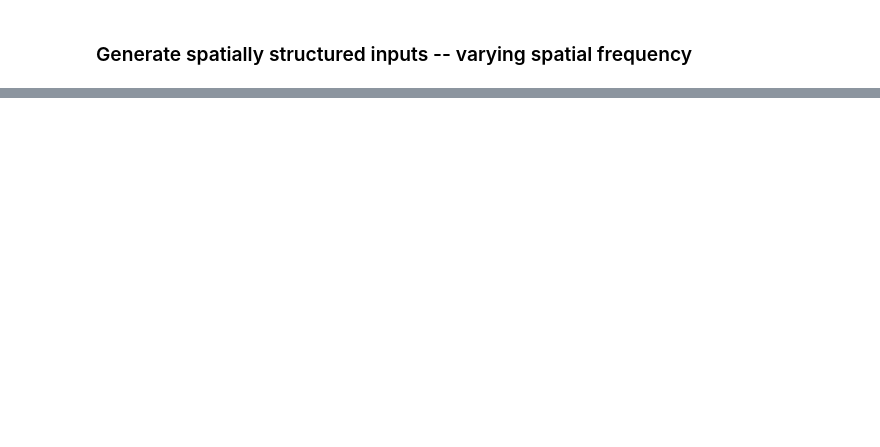
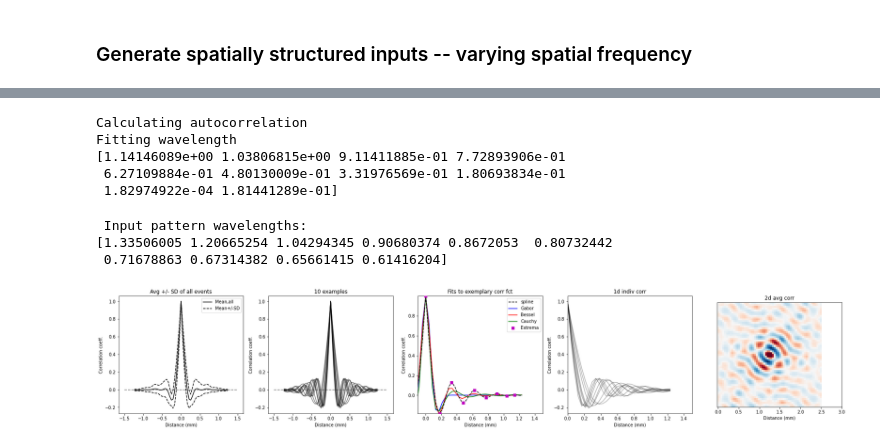
Before and after one commit to SmithNeuroLab/uniform_opto, a Jupyter notebook: linearLELI_demo.ipynb, the cells around one changed output, grey strips where cells are left out. Saved outputs shown, nothing was run; the diff lists cells and outputs as text; code cells hidden in the pictures; blank space fills up the shorter version.

```diff
--- a/linearLELI_demo.ipynb
+++ b/linearLELI_demo.ipynb
@@ -203,0 +243,24 @@ Text(0.5, 1.0, 'Mean')
+# %%
+#wavelength of input patterns
+autocorr,spectrum,distance,_,_,_,area_peak_locs,area_peak_vals=eventAutocorrFitWavelength(input_patterns,
+                                                                                          roi,ump=network_resolution/2,
+                                                                                          makeFig=True,saveFig=None)
+if useFirstPeak:
+    input_wavelengths=area_peak_locs[:,1]
+else:
+    input_wavelengths=area_peak_locs[:,0]*2
+
+if normToLambda:
+    input_wavelengths=input_wavelengths/lambdaSpont
+print('\n Input pattern wavelengths:')
+print(input_wavelengths)
+# %% [output]
+Calculating autocorrelation
+Fitting wavelength
+[1.14146089e+00 1.03806815e+00 9.11411885e-01 7.72893906e-01
+ 6.27109884e-01 4.80130009e-01 3.31976569e-01 1.80693834e-01
+ 1.82974922e-04 1.81441289e-01]
+ Input pattern wavelengths:
+[1.33506005 1.20665254 1.04294345 0.90680374 0.8672053  0.80732442
+ 0.71678863 0.67314382 0.65661415 0.61416204]
+[figure, added]
```
Also changed, not shown: parts of 15 cells of this notebook.
